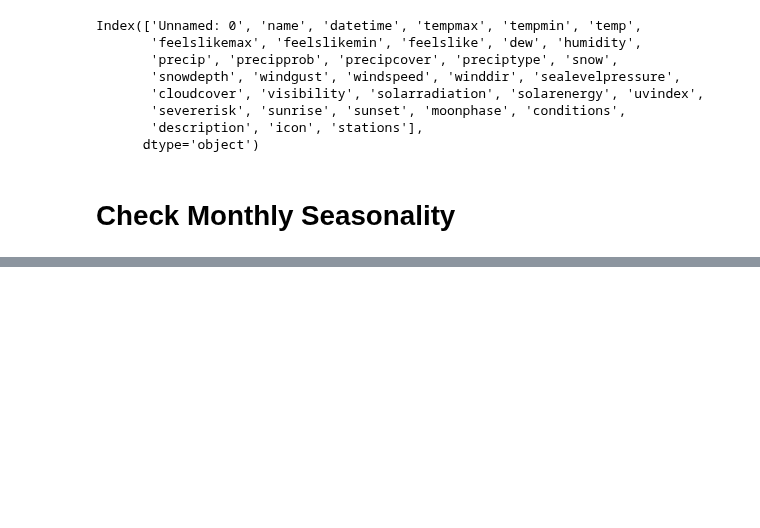
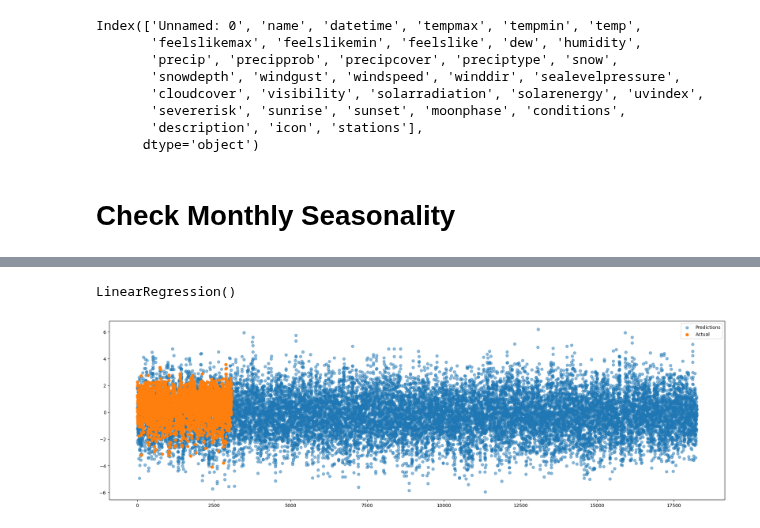
Before and after one commit to alaricespina/Thesis-Repository, a Jupyter notebook: Deployment - Auto Regressive/SciKit AutoRegression.ipynb, the cells around one changed output, grey strips where cells are left out. Cells and saved outputs as stored; diff of their text form; code cells hidden in the pictures; blank space fills up the shorter version.

Commit message:
Prediction Complete

```diff
--- a/Deployment - Auto Regressive/SciKit AutoRegression.ipynb
+++ b/Deployment - Auto Regressive/SciKit AutoRegression.ipynb
@@ -43,0 +108,46 @@ Since there is no seasonality found on the yearly data, but strong seasonality o
+# %%
+train_data = normalized_df["TempMod"].to_numpy()
+n = len(train_data)
+split_point = int(0.7 * n)
+
+MODEL_SIGMA = np.std(train_data[:split_point])
+window_x, window_y = window_data(train_data)
+
+train_x = window_x[:split_point]
+test_x = window_x[split_point:]
+train_y = window_y[:split_point]
+test_y = window_y[split_point:]
+# %%
+MODEL_PREDICTOR.fit(train_x, train_y)
+# %% [output]
+LinearRegression()
+# %%
+test_len = len(test_x)
+preds = np.array([])
+
+# This should have the values of the last X
+r_queue = np.copy(train_x)[-MODEL_ORDER]
+
+# num_predictions = test_len
+num_predictions = 50 * 365
+
+for i in tqdm(range(num_predictions)):
+
+    # Reshape and do not apply on rolling queue
+    tr = np.reshape(r_queue, (1, -1))
+    resid = np.random.normal(loc = 0, scale = MODEL_SIGMA)
+    # resid = 0
+    next_val = MODEL_PREDICTOR.predict(tr) + resid
+
+    preds = np.append(preds, next_val)
+
+    r_queue = np.roll(r_queue, -1)
+    r_queue[-1] = next_val
+# %%
+plt.figure(figsize=(24, 7))
+plt.scatter(np.arange(0, len(preds)), preds, alpha = 0.5, label = "Predictions")
+plt.scatter(np.arange(0, len(test_y)), test_y, label = "Actual")
+plt.legend()
+plt.show()
+# %% [output]
+[figure, added]
```
Also changed, not shown: parts of 51 cells of this notebook.
